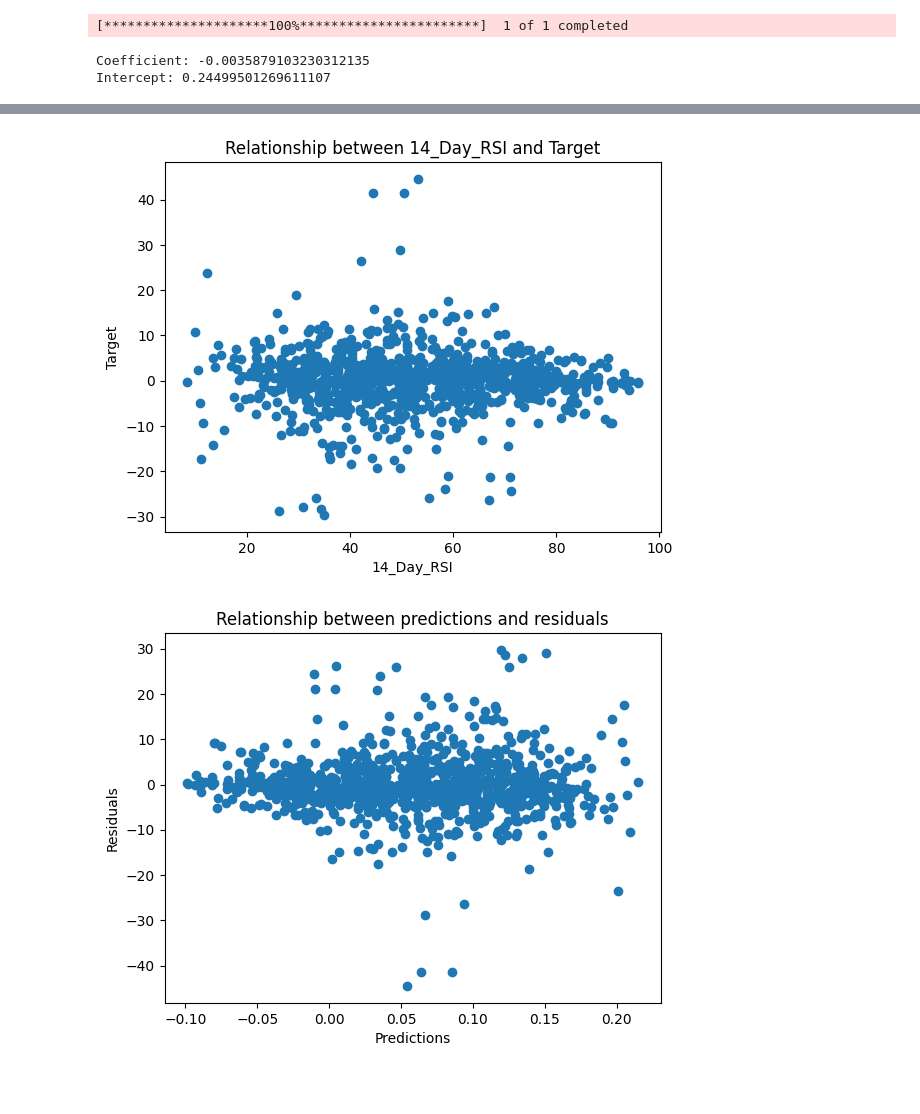
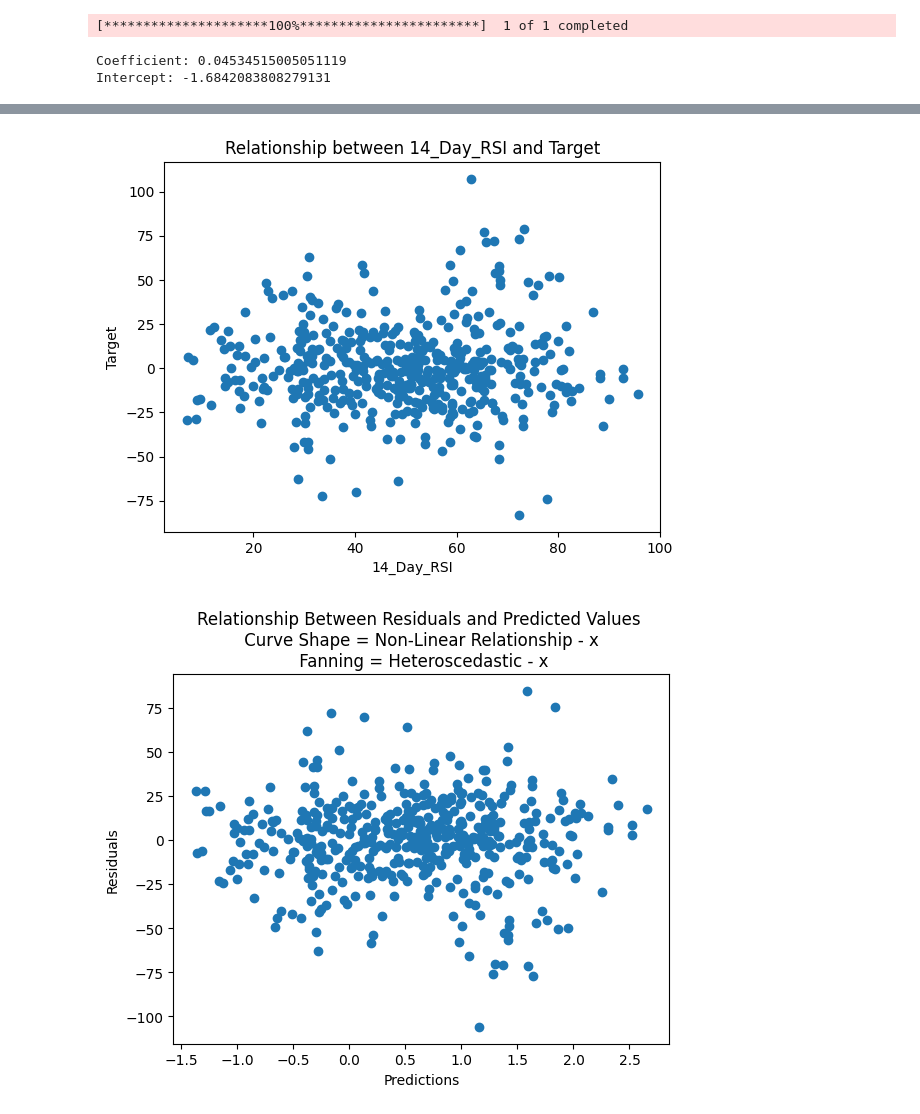
Before and after one commit to K1mmyn/Quant_Study, a Jupyter notebook: Reg_Linearity.ipynb, the cells around one changed output, grey strips where cells are left out. Saved outputs shown, nothing was run; the diff lists cells and outputs as text; code cells hidden in the pictures; blank space fills up the shorter version.

```diff
--- a/Reg_Linearity.ipynb
+++ b/Reg_Linearity.ipynb
@@ -7,14 +8,14 @@ import sklearn as sk
 # %%
-TICKER = "SPY"
-SHIFT = 5
+TICKER = "TSLA"
+SHIFT = 1
 
 RSI_LENGTH = 14
 OVERBOUGHT = 70
 OVERSOLD = 30
 STRATEGY = f"{RSI_LENGTH}_Day_RSI"
 
-INTERVAL = "1h"
-LOOKBACK = 1000
+INTERVAL = "1d"
+LOOKBACK = 10000
 
 if INTERVAL == "1h":
     PERIOD = "730d"
@@ -88,15 +89,27 @@ def generate_regression_output(df, target="Target", features=f"{RSI_LENGTH}_Day_
 
 def test_linearity(df, coef, intercept):
 
-    df["Prediction"] = (coef * df[STRATEGY]) + intercept
+    df["Prediction"] = coef * df[STRATEGY] + intercept
     df["Residuals"] = df["Prediction"] - df["Target"]
 
     plt.figure()
     plt.scatter(df["Prediction"], df["Residuals"])
-    plt.title("Relationship between predictions and residuals")
+    plt.title(
+        "Relationship Between Residuals and Predicted Values \n "
+        "Curve Shape = Non-Linear Relationship - x \n "
+        "Fanning = Heteroscedastic - x"
+    )
     plt.xlabel("Predictions")
     plt.ylabel("Residuals")
     return df
+
+def test_independance(df):
+
+    plt.figure()
+    lag_plot(df["Residuals"].dropna())
+    plt.title("Lag plot of residuals")
+    return
+
 
 def main():
     df = get_data()
@@ -104,11 +117,12 @@ def main():
     df = add_rsi(df)
     fit_coef, fit_intercept = generate_regression_output(df)
     df = test_linearity(df, fit_coef, fit_intercept)
+    test_independance(df)
     return df
 
 
 df = main()
 # %% [output]
 [*********************100%***********************]  1 of 1 completed
-Coefficient: -0.0035879103230312135
-Intercept: 0.24499501269611107
+Coefficient: 0.04534515005051119
+Intercept: -1.6842083808279131
@@ -116,2 +130,2 @@ Intercept: 0.24499501269611107
-[figure, old version]
+[figure, new version]
-[figure, old version]
+[figure, new version]
```
Also changed, not shown: parts of 2 cells of this notebook, 2 other files.
